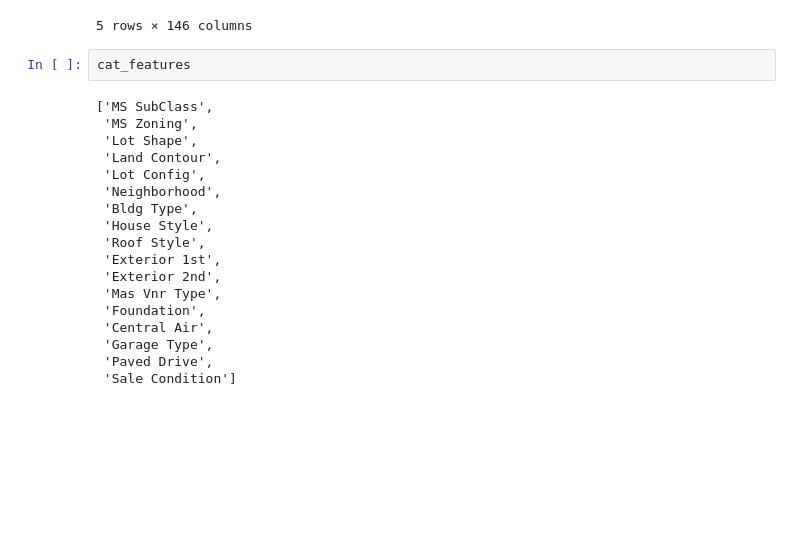
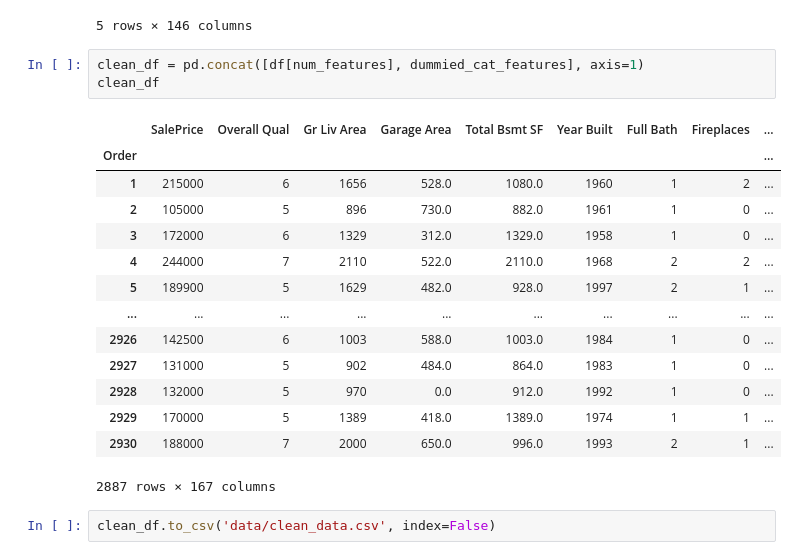
Before and after one commit to Antosha1/HousingPricePredictor, a Jupyter notebook: homeworks/hw2/Cleansing&EDA.ipynb, the cells around one changed output. Cells and saved outputs as stored; diff of their text form; blank space fills up the shorter version.

```diff
--- a/homeworks/hw2/Cleansing&EDA.ipynb
+++ b/homeworks/hw2/Cleansing&EDA.ipynb
@@ -486,23 +486,23 @@ dummied_cat_features.head()
 | 4 | 0 | 0 | 0 | 0 | 0 | 1 | ... |
 | 5 | 0 | 0 | 0 | 0 | 0 | 0 | ... |
 5 rows × 146 columns
-# %%
-cat_features
-# %% [output]
-['MS SubClass',
- 'MS Zoning',
- 'Lot Shape',
- 'Land Contour',
- 'Lot Config',
- 'Neighborhood',
- 'Bldg Type',
- 'House Style',
- 'Roof Style',
- 'Exterior 1st',
- 'Exterior 2nd',
- 'Mas Vnr Type',
- 'Foundation',
- 'Central Air',
- 'Garage Type',
- 'Paved Drive',
- 'Sale Condition']
+# %%
+clean_df = pd.concat([df[num_features], dummied_cat_features], axis=1)
+clean_df
+# %% [output]
+|  | SalePrice | Overall Qual | Gr Liv Area | Garage Area | Total Bsmt SF | Year Built | Full Bath | Fireplaces | ... |
+| Order |  |  |  |  |  |  |  |  | ... |
+| 1 | 215000 | 6 | 1656 | 528.0 | 1080.0 | 1960 | 1 | 2 | ... |
+| 2 | 105000 | 5 | 896 | 730.0 | 882.0 | 1961 | 1 | 0 | ... |
+| 3 | 172000 | 6 | 1329 | 312.0 | 1329.0 | 1958 | 1 | 0 | ... |
+| 4 | 244000 | 7 | 2110 | 522.0 | 2110.0 | 1968 | 2 | 2 | ... |
+| 5 | 189900 | 5 | 1629 | 482.0 | 928.0 | 1997 | 2 | 1 | ... |
+| ... | ... | ... | ... | ... | ... | ... | ... | ... | ... |
+| 2926 | 142500 | 6 | 1003 | 588.0 | 1003.0 | 1984 | 1 | 0 | ... |
+| 2927 | 131000 | 5 | 902 | 484.0 | 864.0 | 1983 | 1 | 0 | ... |
+| 2928 | 132000 | 5 | 970 | 0.0 | 912.0 | 1992 | 1 | 0 | ... |
+| 2929 | 170000 | 5 | 1389 | 418.0 | 1389.0 | 1974 | 1 | 1 | ... |
+| 2930 | 188000 | 7 | 2000 | 650.0 | 996.0 | 1993 | 2 | 1 | ... |
+2887 rows × 167 columns
+# %%
+clean_df.to_csv('data/clean_data.csv', index=False)
```
Also changed, not shown: 1 other file.
